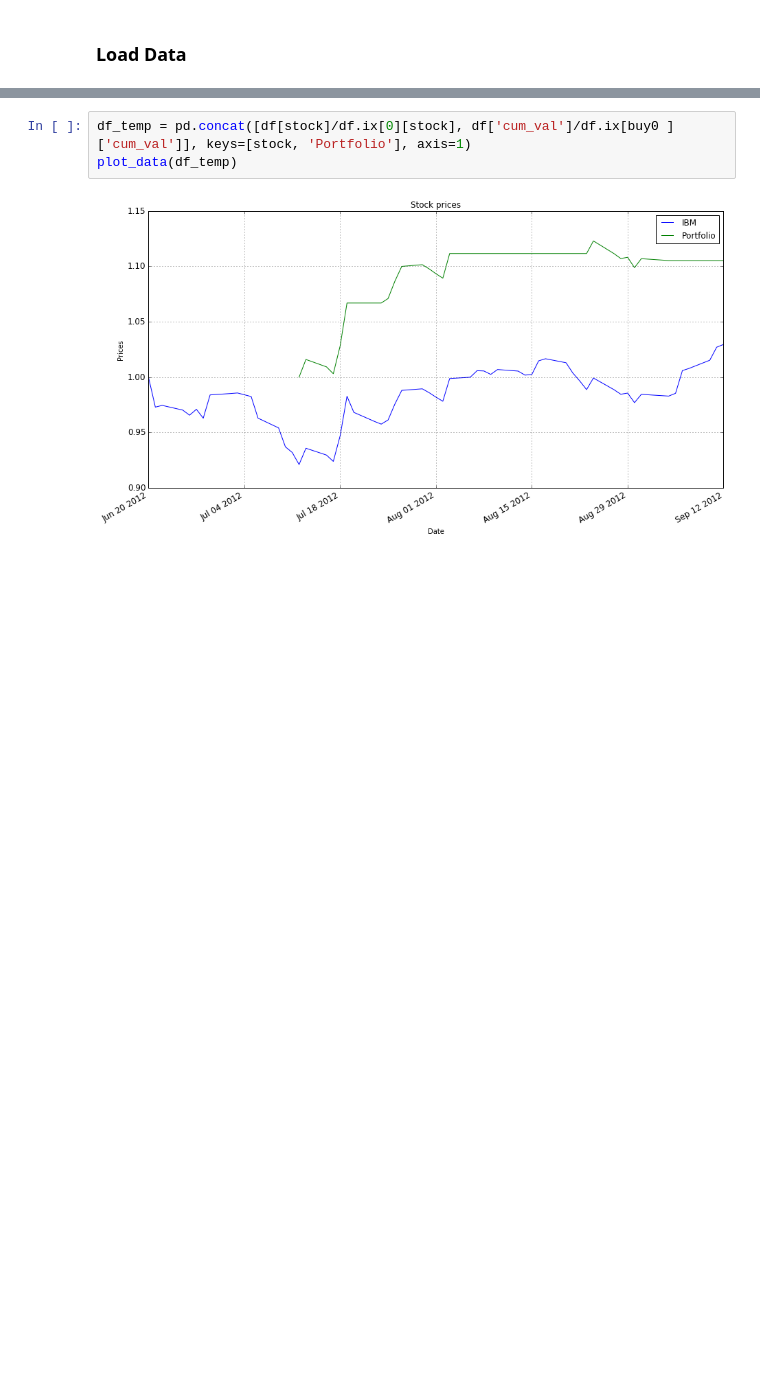
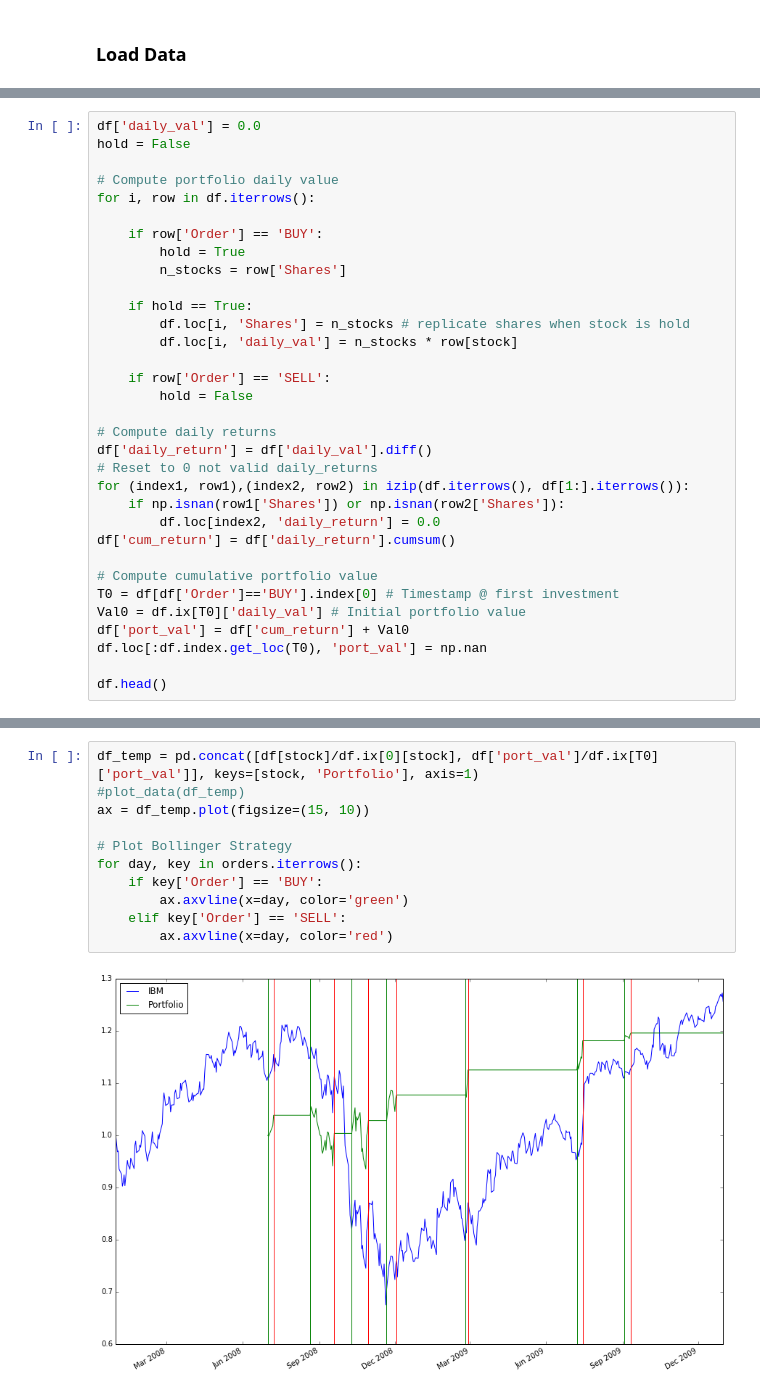
Before and after one commit to Carmine977/trading-strategy, a Jupyter notebook: back-testing.ipynb, the cells around one changed output, grey strips where cells are left out. Cells and saved outputs as stored; diff of their text form; blank space fills up the shorter version.

```diff
--- a/back-testing.ipynb
+++ b/back-testing.ipynb
@@ -98,0 +53,33 @@ df
+# %%
+df['daily_val'] = 0.0
+hold = False
+
+# Compute portfolio daily value
+for i, row in df.iterrows():
+
+    if row['Order'] == 'BUY':
+        hold = True
+        n_stocks = row['Shares']
+
+    if hold == True:
+        df.loc[i, 'Shares'] = n_stocks # replicate shares when stock is hold
+        df.loc[i, 'daily_val'] = n_stocks * row[stock]
+
+    if row['Order'] == 'SELL':
+        hold = False
+
+# Compute daily returns
+df['daily_return'] = df['daily_val'].diff()
+# Reset to 0 not valid daily_returns
+for (index1, row1),(index2, row2) in izip(df.iterrows(), df[1:].iterrows()):
+    if np.isnan(row1['Shares']) or np.isnan(row2['Shares']):
+        df.loc[index2, 'daily_return'] = 0.0
+df['cum_return'] = df['daily_return'].cumsum()
+
+# Compute cumulative portfolio value
+T0 = df[df['Order']=='BUY'].index[0] # Timestamp @ first investment
+Val0 = df.ix[T0]['daily_val'] # Initial portfolio value
+df['port_val'] = df['cum_return'] + Val0
+df.loc[:df.index.get_loc(T0), 'port_val'] = np.nan
+
+df.head()
@@ -99,5 +95,13 @@ df
 # %%
-df_temp = pd.concat([df[stock]/df.ix[0][stock], df['cum_val']/df.ix[buy0 ]['cum_val']], keys=[stock, 'Portfolio'], axis=1)
-plot_data(df_temp)
+df_temp = pd.concat([df[stock]/df.ix[0][stock], df['port_val']/df.ix[T0]['port_val']], keys=[stock, 'Portfolio'], axis=1)
+#plot_data(df_temp)
+ax = df_temp.plot(figsize=(15, 10))
+
+# Plot Bollinger Strategy
+for day, key in orders.iterrows():
+    if key['Order'] == 'BUY':
+        ax.axvline(x=day, color='green')
+    elif key['Order'] == 'SELL':
+        ax.axvline(x=day, color='red')
 # %% [output]
-[figure, old version]
+[figure, new version]
```
Also changed, not shown: parts of 14 cells of this notebook, 5 other files.
